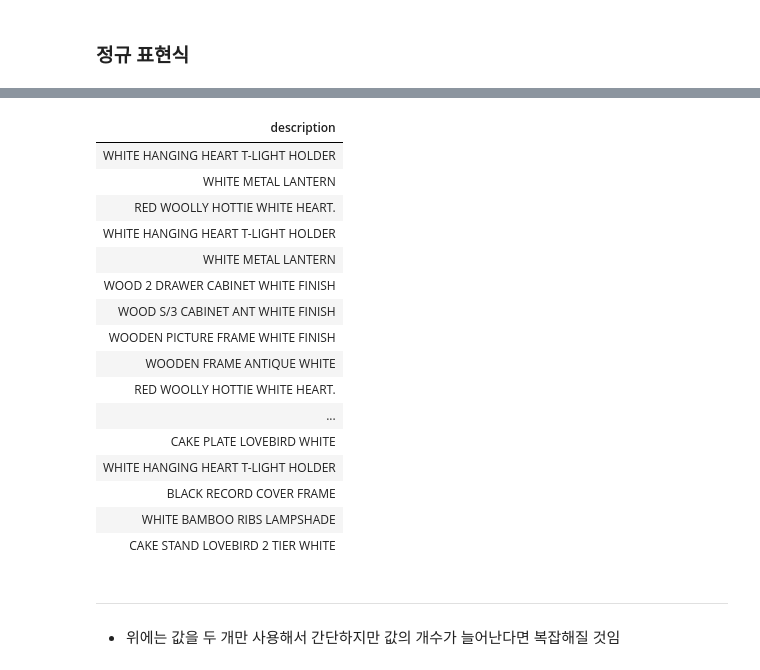
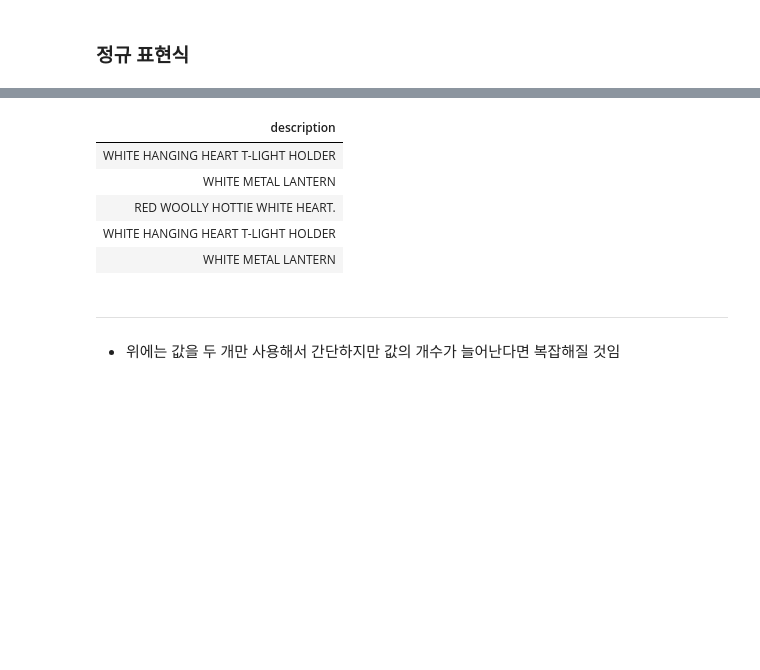
Before and after one commit to PingPingE/Spark, a Jupyter notebook: Part2/Chapter6.ipynb, the cells around one changed output, grey strips where cells are left out. Saved outputs shown, nothing was run; the diff lists cells and outputs as text; code cells hidden in the pictures; blank space fills up the shorter version.

```diff
--- a/Part2/Chapter6.ipynb
+++ b/Part2/Chapter6.ipynb
@@ -249,28 +228,17 @@ Showing the first 1000 rows.
 # %%
 #값 추출 없이 단순히 값의 존재 여부를 확인하고 싶을 때
 containsBlack = F.instr(F.col('description'), 'BLACK') >=1
 containsWhite= F.instr(F.col('description'), 'WHITE') >=1
 
 display(df.withColumn('hasSimpleColor', containsBlack | containsWhite)\
-.where('hasSimpleColor').select('description'))
+.where('hasSimpleColor').select('description').limit(5))
 # %% [output]
 | description |
 | WHITE HANGING HEART T-LIGHT HOLDER |
 | WHITE METAL LANTERN |
 | RED WOOLLY HOTTIE WHITE HEART. |
 | WHITE HANGING HEART T-LIGHT HOLDER |
 | WHITE METAL LANTERN |
-| WOOD 2 DRAWER CABINET WHITE FINISH |
-| WOOD S/3 CABINET ANT WHITE FINISH |
-| WOODEN PICTURE FRAME WHITE FINISH |
-| WOODEN FRAME ANTIQUE WHITE |
-| RED WOOLLY HOTTIE WHITE HEART. |
-| ... |
-| CAKE PLATE LOVEBIRD WHITE |
-| WHITE HANGING HEART T-LIGHT HOLDER |
-| BLACK RECORD COVER FRAME |
-| WHITE BAMBOO RIBS LAMPSHADE |
-| CAKE STAND LOVEBIRD 2 TIER WHITE |
 # %% [markdown]
 ------
 - 위에는 값을 두 개만 사용해서 간단하지만 값의 개수가 늘어난다면 복잡해질 것임
```
Also changed, not shown: parts of 5 cells of this notebook.
